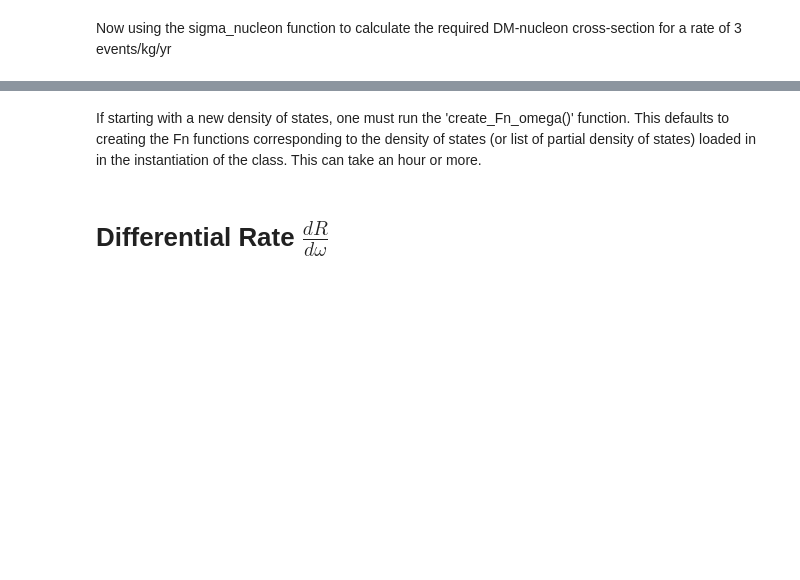
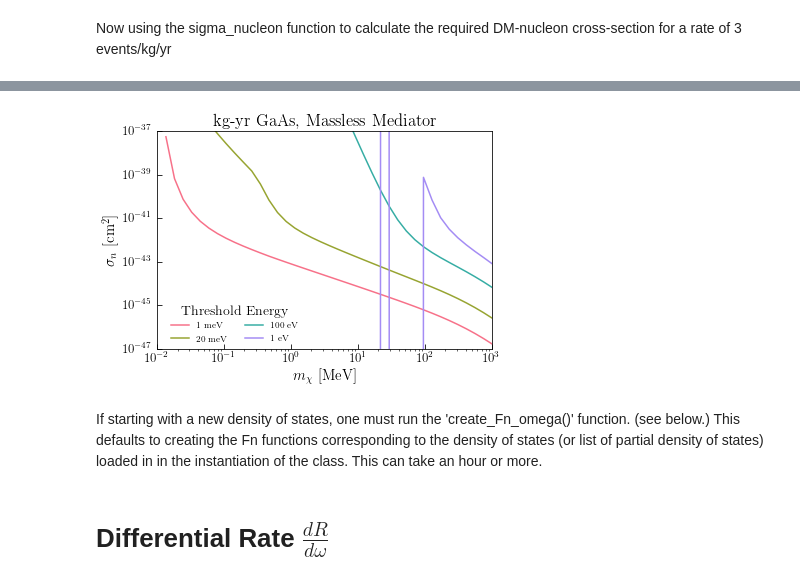
Before and after one commit to tongylin/DarkELF, a Jupyter notebook: examples/darkelf_multiphonons.ipynb, the cells around one changed output, grey strips where cells are left out. Saved outputs shown, nothing was run; the diff lists cells and outputs as text; code cells hidden in the pictures; blank space fills up the shorter version.

```diff
--- a/examples/darkelf_multiphonons.ipynb
+++ b/examples/darkelf_multiphonons.ipynb
@@ -113,10 +127,10 @@ for i, mass in enumerate(mdm):
     gaas.update_params(mX = mass, mMed = 0) # update the DM mass
     if (i % 5) == 0:
         start = time.time()
-    reaches1[i] = gaas.sigma_multiphonons(1e-3)
-    reaches2[i] = gaas.sigma_multiphonons(20e-3)
-    reaches3[i] = gaas.sigma_multiphonons(1e-1)
-    reaches4[i] = gaas.sigma_multiphonons(1)
+    reaches1[i] = gaas.sigma_multiphonons(threshold=1e-3)
+    reaches2[i] = gaas.sigma_multiphonons(threshold=20e-3)
+    reaches3[i] = gaas.sigma_multiphonons(threshold=1e-1)
+    reaches4[i] = gaas.sigma_multiphonons(threshold=1)
 
     if (i % 5) == 4:
         end = time.time()
@@ -162,5 +181,6 @@ Points 10 to 14 took 49.72308802604675 seconds to calculate
+[figure, added]
 # %% [markdown]
-If starting with a new density of states, one must run the 'create_Fn_omega()' function. This defaults to creating the Fn functions corresponding to the density of states (or list of partial density of states) loaded in in the instantiation of the class. This can take an hour or more.
+If starting with a new density of states, one must run the 'create_Fn_omega()' function. (see below.) This defaults to creating the Fn functions corresponding to the density of states (or list of partial density of states) loaded in in the instantiation of the class. This can take an hour or more.
 # %% [markdown]
 # Differential Rate $\frac{dR}{d\omega}$
 # %%
```
Also changed, not shown: parts of 12 cells of this notebook, 7 other files.
